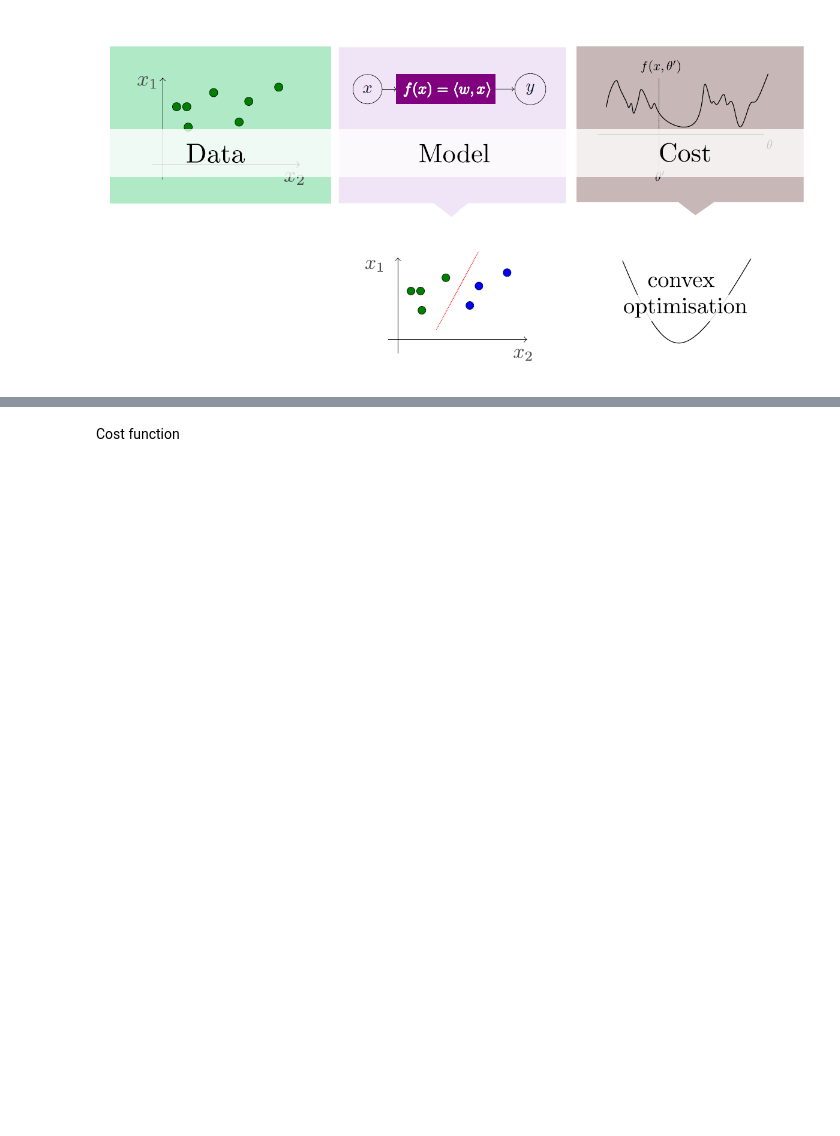
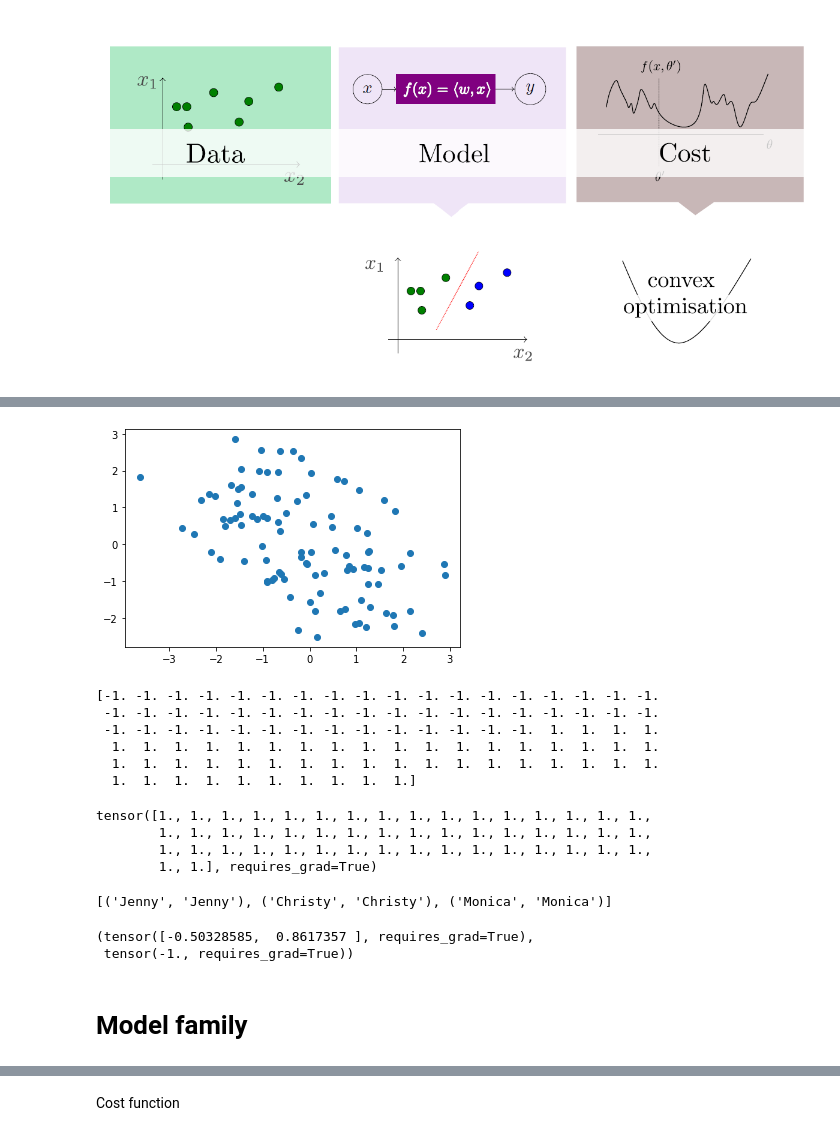
Before and after one commit to tuchinhung/Quantu-ML, a Jupyter notebook: Exemplo_uso_PennyLena.ipynb, the cells around one changed output, grey strips where cells are left out. Drawn from its saved outputs; the diff is of its cells as text; code cells hidden in the pictures; blank space fills up the shorter version.

```diff
--- a/Exemplo_uso_PennyLena.ipynb
+++ b/Exemplo_uso_PennyLena.ipynb
@@ -47,0 +87,49 @@ Model family
+# %%
+# concatenar variaveis X0 e X1
+# np.concatenate junte-se a uma sequência de matrizes ao longo de um eixo existente.
+# O eixo ao longo do qual as matrizes serão unidas.
+# Se o eixo for None, as matrizes serão niveladas antes do uso. O padrão é 0.
+X = np.concatenate([X0, X1], axis=0)
+plt.scatter(X[:,0], X[:,1])
+plt.show()
+# concatenar variaveis -1 e 1 com tamanho de 50 de cada
+# np.ones retorne um novo array de forma e tipo fornecidos, preenchido com uns.
+Y = np.concatenate([-np.ones(50), np.ones(50)], axis=0)
+print(Y)
+# %% [output]
+[figure, added]
+[-1. -1. -1. -1. -1. -1. -1. -1. -1. -1. -1. -1. -1. -1. -1. -1. -1. -1.
+ -1. -1. -1. -1. -1. -1. -1. -1. -1. -1. -1. -1. -1. -1. -1. -1. -1. -1.
+ -1. -1. -1. -1. -1. -1. -1. -1. -1. -1. -1. -1. -1. -1.  1.  1.  1.  1.
+  1.  1.  1.  1.  1.  1.  1.  1.  1.  1.  1.  1.  1.  1.  1.  1.  1.  1.
+  1.  1.  1.  1.  1.  1.  1.  1.  1.  1.  1.  1.  1.  1.  1.  1.  1.  1.
+  1.  1.  1.  1.  1.  1.  1.  1.  1.  1.]
+# %%
+np.ones(50)
+# %% [output]
+tensor([1., 1., 1., 1., 1., 1., 1., 1., 1., 1., 1., 1., 1., 1., 1., 1.,
+        1., 1., 1., 1., 1., 1., 1., 1., 1., 1., 1., 1., 1., 1., 1., 1.,
+        1., 1., 1., 1., 1., 1., 1., 1., 1., 1., 1., 1., 1., 1., 1., 1.,
+        1., 1.], requires_grad=True)
+# %%
+# A função zip () retorna um objeto zip, que é um iterador de tuplas
+# onde o primeiro item em cada iterador passado é pareado,
+# e então o segundo item em cada iterador passado é pareado etc.
+# Se os iteradores passados tiverem comprimentos diferentes,
+# o iterador com menos itens decidirá o comprimento do novo iterador.
+list1 = ("Jenny", "Christy", "Monica")
+list2 = ("John", "Charles", "Mike")
+lista = zip(list1, list1)
+print(list(lista))
+# %% [output]
+[('Jenny', 'Jenny'), ('Christy', 'Christy'), ('Monica', 'Monica')]
+# %%
+# criar a banco de dado
+data = list(zip(X, Y))
+data[0]
+# %% [output]
+(tensor([-0.50328585,  0.8617357 ], requires_grad=True),
+ tensor(-1., requires_grad=True))
+# %% [markdown]
+
+# Model family
```
Also changed, not shown: parts of 55 cells of this notebook.
